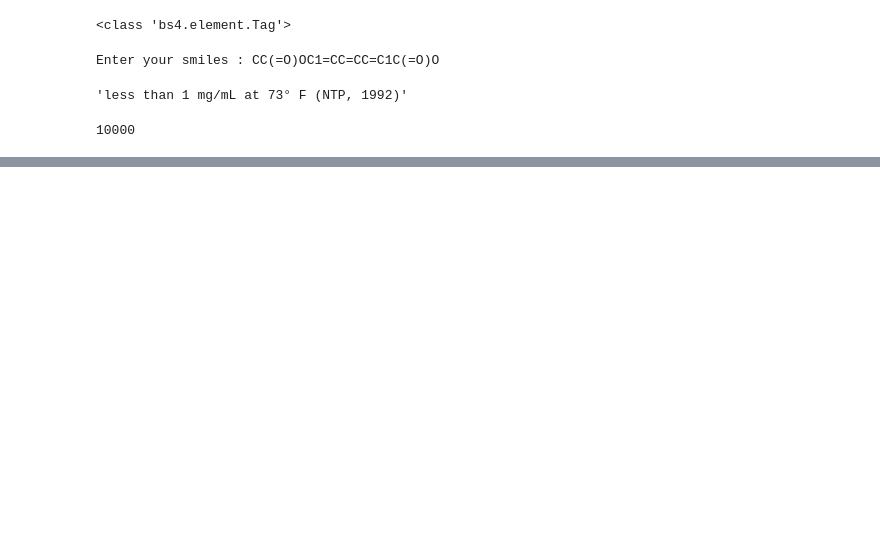
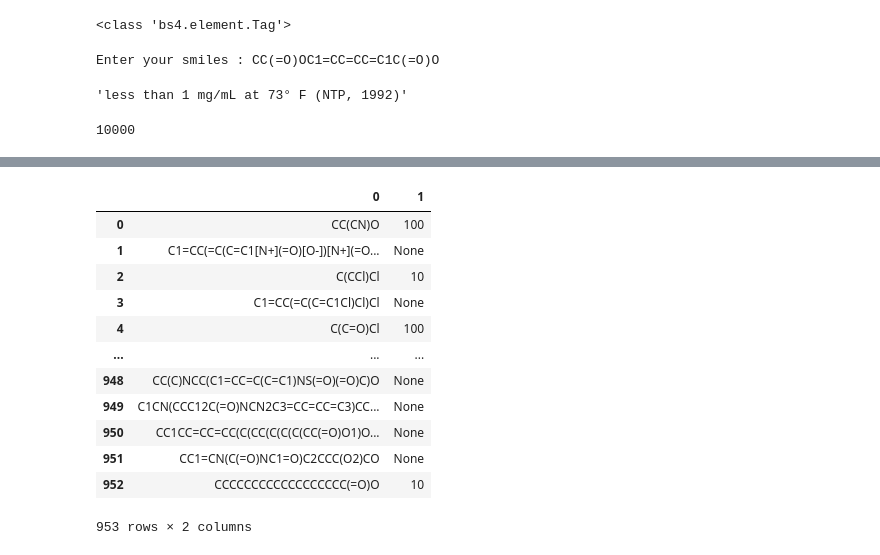
Before and after one commit to ali1810/Big-DATA-week1-, a Jupyter notebook: pubchem_sol_data.ipynb, the cells around one changed output, grey strips where cells are left out. Saved outputs shown, nothing was run; the diff lists cells and outputs as text; code cells hidden in the pictures; blank space fills up the shorter version.

```diff
--- a/pubchem_sol_data.ipynb
+++ b/pubchem_sol_data.ipynb
@@ -188,0 +235,2 @@ df_new = pd.concat([df, df1], axis=1)
+# %%
+df3=df_n.SMILES
@@ -188,0 +249,17 @@ df_new = pd.concat([df, df1], axis=1)
+# %%
+df_new = pd.concat([df3,df2], axis=1,ignore_index=True)
+df_new
+# %% [output]
+|  | 0 | 1 |
+| 0 | CC(CN)O | 100 |
+| 1 | C1=CC(=C(C=C1[N+](=O)[O-])[N+](=O... | None |
+| 2 | C(CCl)Cl | 10 |
+| 3 | C1=CC(=C(C=C1Cl)Cl)Cl | None |
+| 4 | C(C=O)Cl | 100 |
+| ... | ... | ... |
+| 948 | CC(C)NCC(C1=CC=C(C=C1)NS(=O)(=O)C)O | None |
+| 949 | C1CN(CCC12C(=O)NCN2C3=CC=CC=C3)CC... | None |
+| 950 | CC1CC=CC=CC(C(CC(C(C(C(CC(=O)O1)O... | None |
+| 951 | CC1=CN(C(=O)NC1=O)C2CCC(O2)CO | None |
+| 952 | CCCCCCCCCCCCCCCCCC(=O)O | 10 |
+953 rows × 2 columns
```
Also changed, not shown: parts of 20 cells of this notebook.
